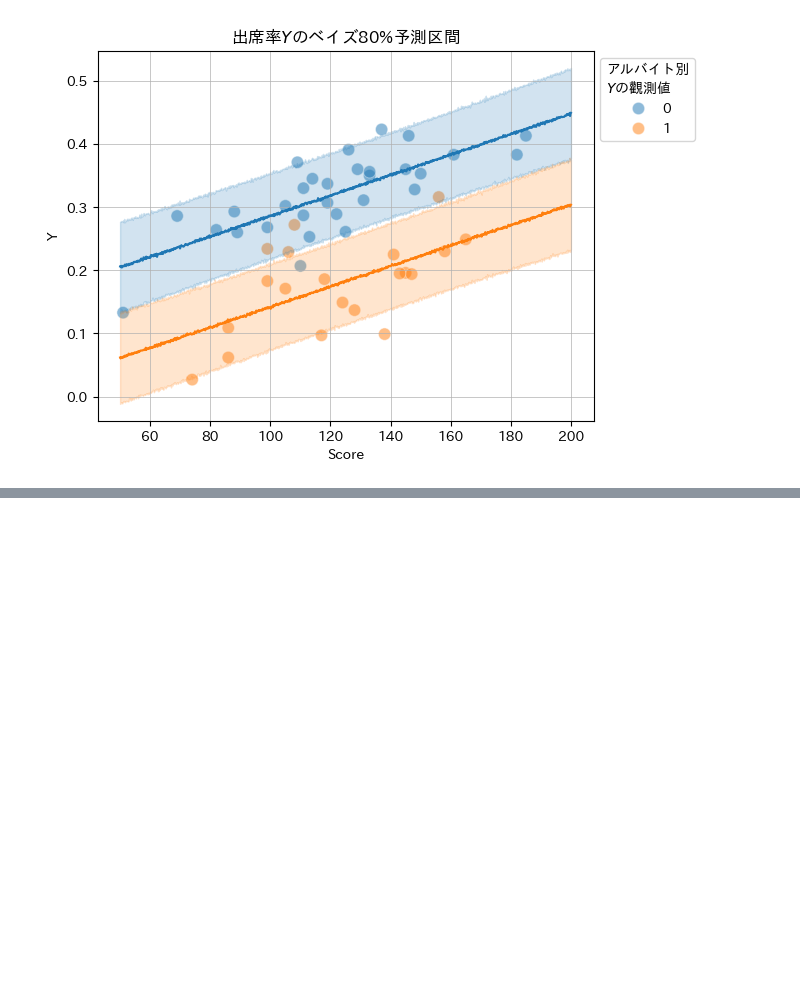
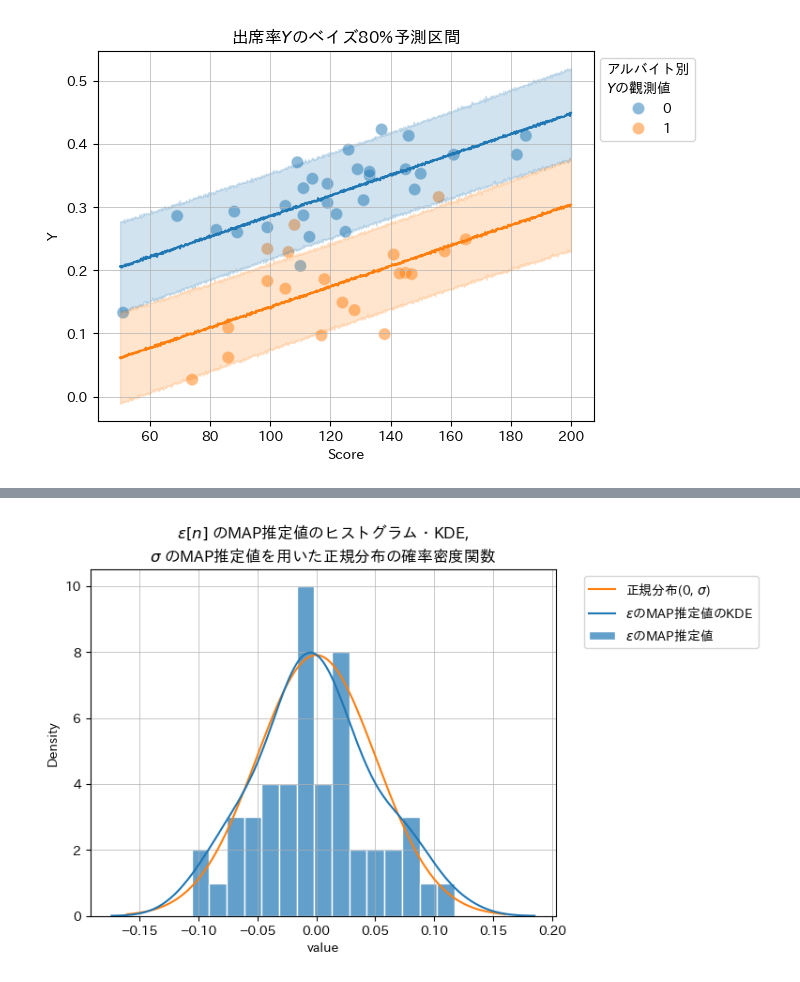
Before and after one commit to makkimaki/stan-r-bayes-statistical-modeling-python, a Jupyter notebook: chapter5_MultipleRegression.ipynb, the cells around one changed output, grey strips where cells are left out. Saved outputs shown, nothing was run; the diff lists cells and outputs as text; code cells hidden in the pictures; blank space fills up the shorter version.

```diff
--- a/chapter5.ipynb
+++ b/chapter5_MultipleRegression.ipynb
@@ -331,0 +447,26 @@ plt.grid(lw=0.5);
+# %%
+### εのMAP推定値のヒストグラム・KDEプロット、σのMAP推定値による正規分布 ◆図5.4右
+
+## 描画用データの作成
+# 正規分布のx軸の値を設定
+xvals = np.linspace(-0.16, 0.16, 1001)
+# 正規分布の確率密度関数の算出
+yvals = stats.norm.pdf(xvals, loc=0, scale=sigma_map)
+
+## 描画処理
+# σのMAP推定値を用いた正規分布の確率密度関数の描画
+plt.plot(xvals, yvals, color='tab:orange', label='正規分布(0, $\sigma$)')
+# εのMAP推定値のKDEプロットの描画
+sns.kdeplot(np.array(map_plot), color='tab:blue',
+            label='$\epsilon$のMAP推定値のKDE')
+# εのMAP推定値のヒストグラムの描画
+sns.histplot(map_plot, bins=15, color='tab:blue', ec='white', alpha=0.7,
+             label='$\epsilon$のMAP推定値')
+# 修飾
+plt.title('$\epsilon[n]$ のMAP推定値のヒストグラム・KDE,\n'
+          '$\sigma$ のMAP推定値を用いた正規分布の確率密度関数')
+plt.xlabel('value')
+plt.legend(bbox_to_anchor=(1.45, 1))
+plt.grid(lw=0.5);
+# %% [output]
+[figure, added]
```
Also changed, not shown: parts of 6 cells of this notebook.
